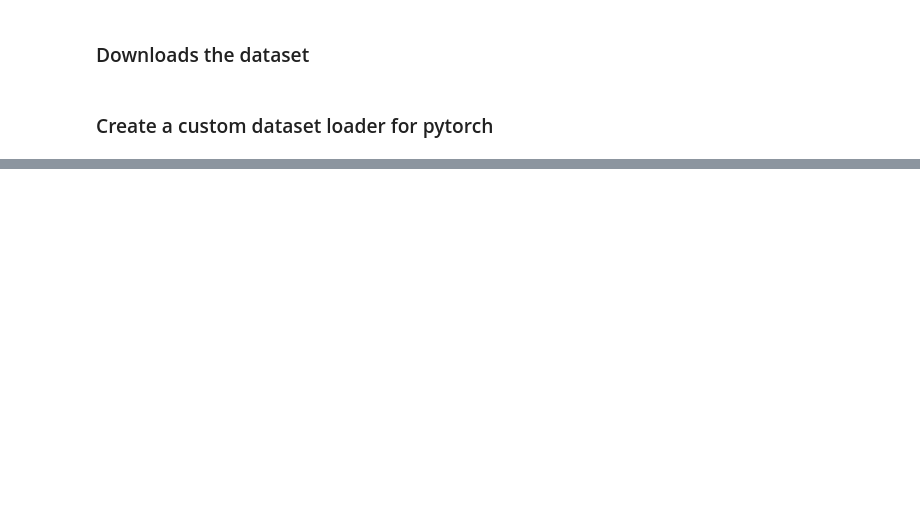
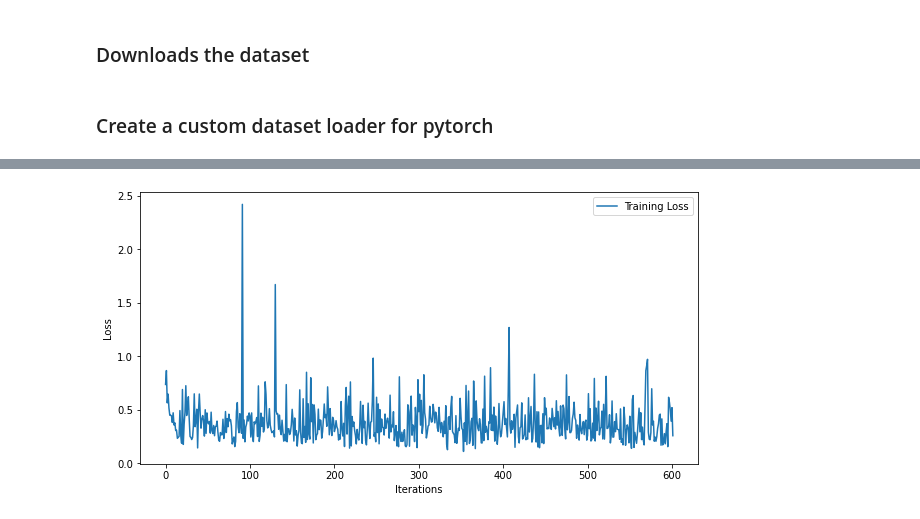
Before and after one commit to Slenderman00/Open-Screen-Model, a Jupyter notebook: model.ipynb, the cells around one changed output, grey strips where cells are left out. Drawn from its saved outputs; the diff is of its cells as text; code cells hidden in the pictures; blank space fills up the shorter version.

Commit message:
working model

```diff
--- a/model.ipynb
+++ b/model.ipynb
@@ -174,0 +117,9 @@ added model to device
+# %%
+import torch.nn as nn
+import torch.optim as optim
+
+device = torch.device('cuda' if torch.cuda.is_available() else 'cpu')
+model = SimpleSegmentationModel().to(device)
+
+criterion = nn.BCEWithLogitsLoss()  # Binary Cross-Entropy Loss for binary classification
+optimizer = optim.Adam(model.parameters(), lr=0.001)
@@ -235,0 +133,33 @@ RuntimeError: Given groups=1, weight of size [512, 1024, 3, 3], expected input[8
+# %%
+from IPython.display import clear_output
+import matplotlib.pyplot as plt
+
+# Load the dataset using the CustomLoader
+dataset = CustomLoader(device=device)
+
+loss_values = []
+
+# Example training loop (for illustration purposes)
+for epoch in range(10):  # Just 1 epoch for demonstration
+    model.train()
+    for i in range(len(dataset)):
+        sample = dataset[i]
+        images, masks = sample['images'], sample['masks']
+        optimizer.zero_grad()
+        outputs = model(images.unsqueeze(0))  # Add batch dimension
+        loss = criterion(outputs, masks.unsqueeze(0))  # Add batch dimension
+        loss.backward()
+        optimizer.step()
+
+        loss_values.append(loss.item())
+
+        clear_output(wait=True)
+        plt.figure(figsize=(10, 5))
+        plt.plot(loss_values, label='Training Loss')
+        plt.xlabel('Iterations')
+        plt.ylabel('Loss')
+        plt.legend()
+        plt.show()
+        print(f'Epoch [{epoch+1}], Loss: {loss.item()}')
+# %% [output]
+[figure, added]
```
Also changed, not shown: parts of 10 cells of this notebook.
